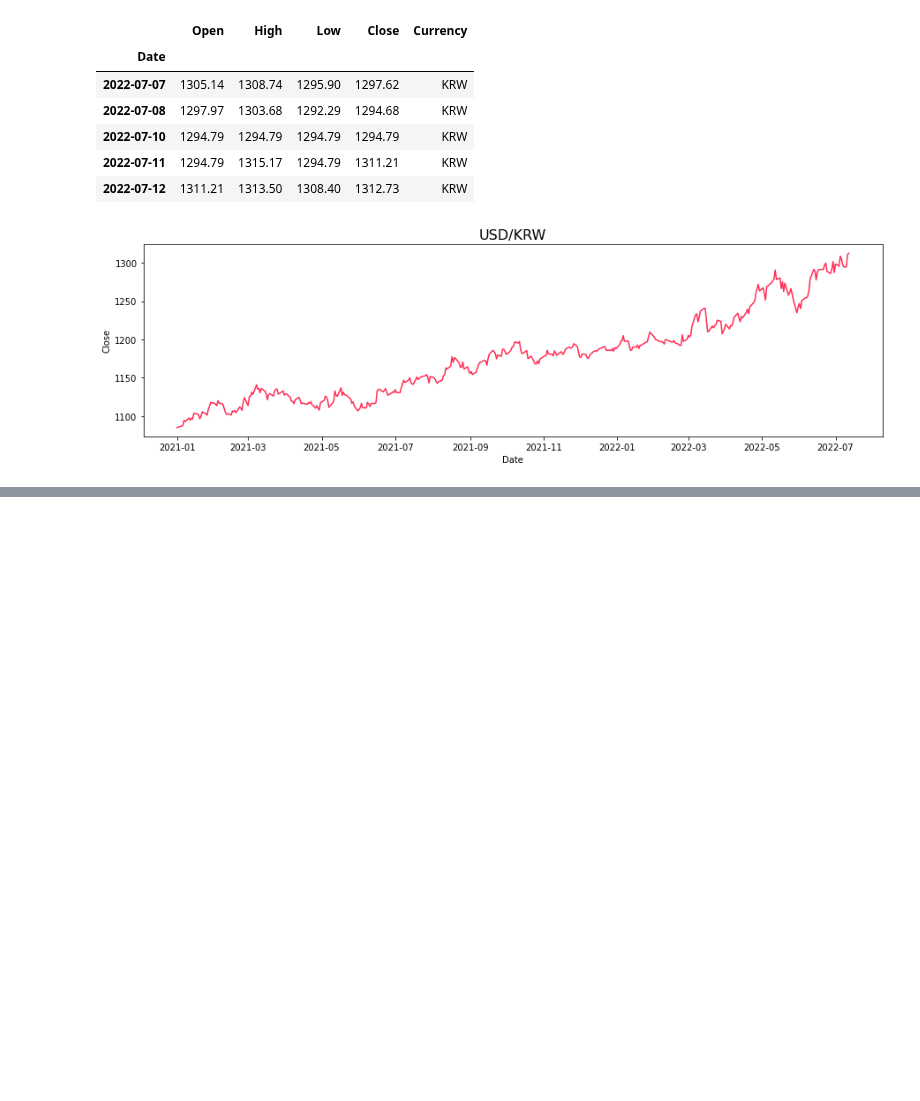
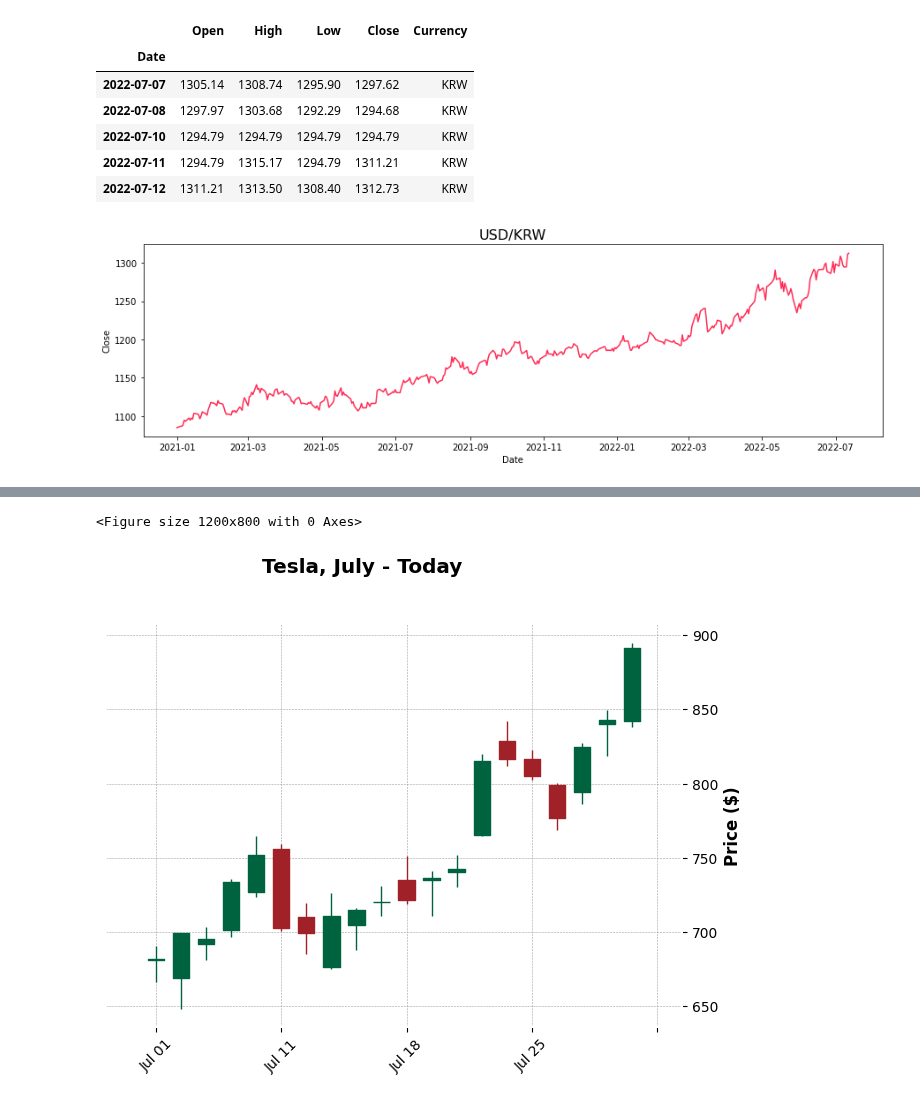
Before and after one commit to instork/data_sources, a Jupyter notebook: src/investpy.ipynb, the cells around one changed output, grey strips where cells are left out. Drawn from its saved outputs; the diff is of its cells as text; code cells hidden in the pictures; blank space fills up the shorter version.

Commit message:
add candle chart

```diff
--- a/src/investpy.ipynb
+++ b/src/investpy.ipynb
@@ -134,0 +133,3 @@ plt.show()
+# %%
+tesla = inv.get_stock_historical_data(stock='TSLA', country='United States', from_date='07/01/2022', to_date=TODAY)
+tesla.tail()
@@ -134,0 +144,15 @@ plt.show()
+# %%
+import mplfinance as fplt
+
+fig = plt.figure(figsize=(12, 8))
+fplt.plot(
+            tesla,
+            type='candle',
+            style='charles',
+            title='Tesla, July - Today',
+            ylabel='Price ($)'
+        )
+plt.show()
+# %% [output]
+<Figure size 1200x800 with 0 Axes>
+[figure, added]
```
Also changed, not shown: parts of 4 cells of this notebook.
